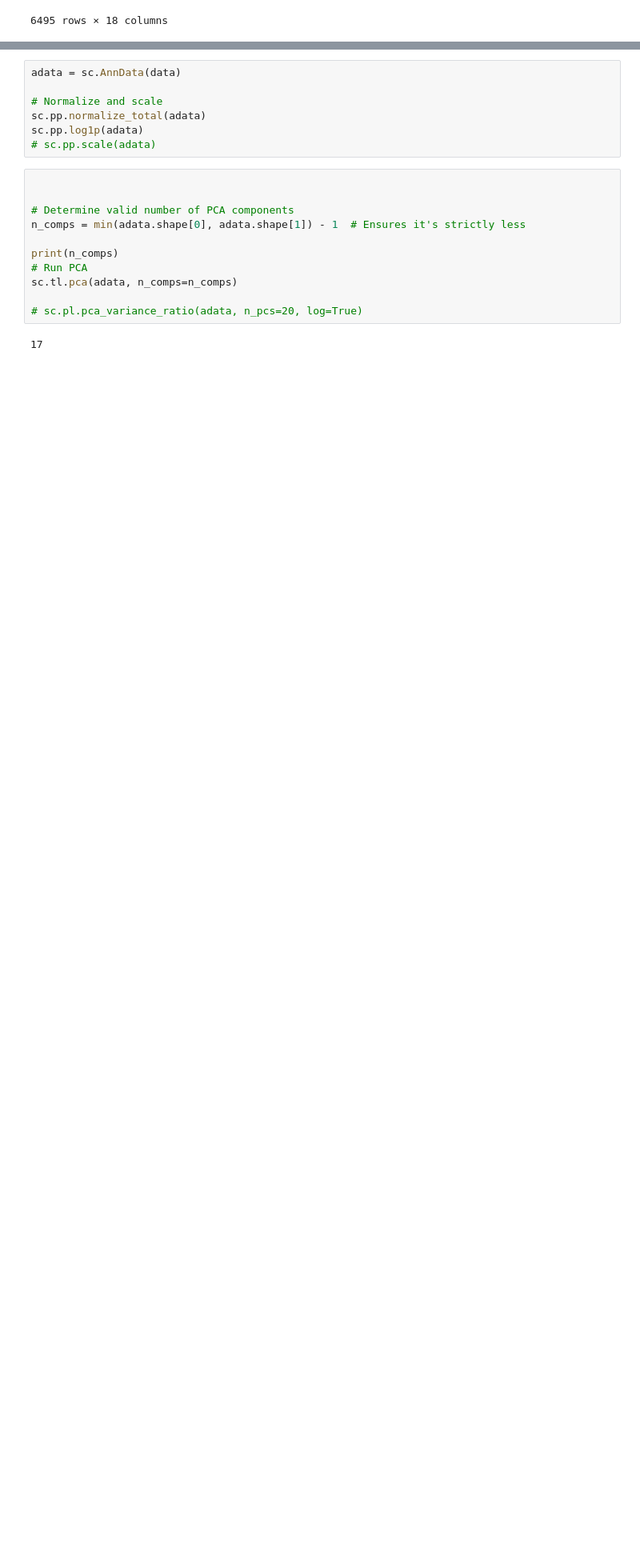
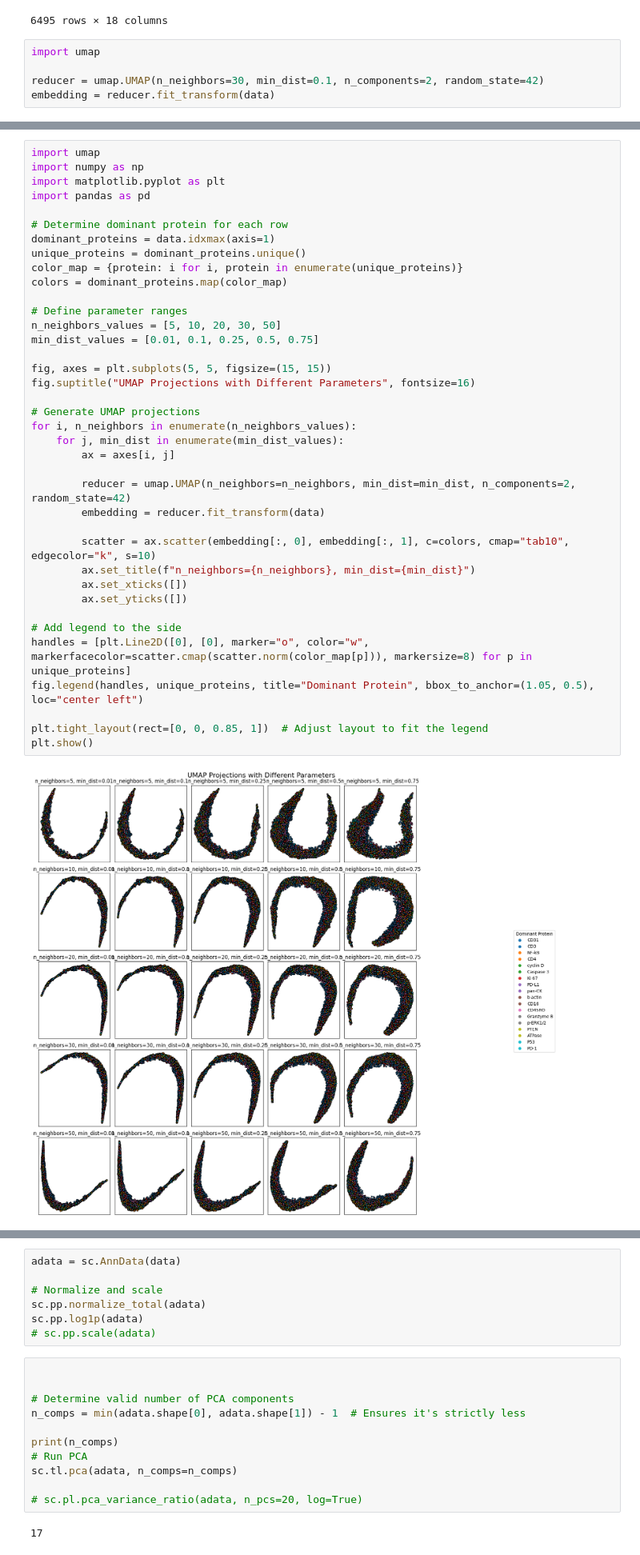
Before and after one commit to MIST-Explorer/MIST-Explorer, a Jupyter notebook: umap_test.ipynb, the cells around one changed output, grey strips where cells are left out. Shown at 80% size. Cells and saved outputs as stored; diff of their text form; blank space fills up the shorter version.

```diff
--- a/umap_test.ipynb
+++ b/umap_test.ipynb
@@ -87,3 +87,8 @@ data
 | 6493 | 351.10 | 370.80 | 333.98 | 339.04 | 341.60 | 382.18 | 367.58 | 360.80 | 336.24 | 326.26 | 363.78 | ... |
 | 6494 | 294.60 | 523.16 | 463.78 | 266.36 | 363.56 | 419.96 | 295.70 | 303.48 | 311.26 | 459.24 | 396.70 | ... |
 6495 rows × 18 columns
+# %%
+import umap
+
+reducer = umap.UMAP(n_neighbors=30, min_dist=0.1, n_components=2, random_state=42)
+embedding = reducer.fit_transform(data)
@@ -89,0 +97,40 @@ data
+# %%
+import umap
+import numpy as np
+import matplotlib.pyplot as plt
+import pandas as pd
+
+# Determine dominant protein for each row
+dominant_proteins = data.idxmax(axis=1)
+unique_proteins = dominant_proteins.unique()
+color_map = {protein: i for i, protein in enumerate(unique_proteins)}
+colors = dominant_proteins.map(color_map)
+
+# Define parameter ranges
+n_neighbors_values = [5, 10, 20, 30, 50]
+min_dist_values = [0.01, 0.1, 0.25, 0.5, 0.75]
+
+fig, axes = plt.subplots(5, 5, figsize=(15, 15))
+fig.suptitle("UMAP Projections with Different Parameters", fontsize=16)
+
+# Generate UMAP projections
+for i, n_neighbors in enumerate(n_neighbors_values):
+    for j, min_dist in enumerate(min_dist_values):
+        ax = axes[i, j]
+
+        reducer = umap.UMAP(n_neighbors=n_neighbors, min_dist=min_dist, n_components=2, random_state=42)
+        embedding = reducer.fit_transform(data)
+
+        scatter = ax.scatter(embedding[:, 0], embedding[:, 1], c=colors, cmap="tab10", edgecolor="k", s=10)
+        ax.set_title(f"n_neighbors={n_neighbors}, min_dist={min_dist}")
+        ax.set_xticks([])
+        ax.set_yticks([])
+
+# Add legend to the side
+handles = [plt.Line2D([0], [0], marker="o", color="w", markerfacecolor=scatter.cmap(scatter.norm(color_map[p])), markersize=8) for p in unique_proteins]
+fig.legend(handles, unique_proteins, title="Dominant Protein", bbox_to_anchor=(1.05, 0.5), loc="center left")
+
+plt.tight_layout(rect=[0, 0, 0.85, 1])  # Adjust layout to fit the legend
+plt.show()
+# %% [output]
+[figure, added]
```
Also changed, not shown: parts of 4 cells of this notebook, 3 other files.
